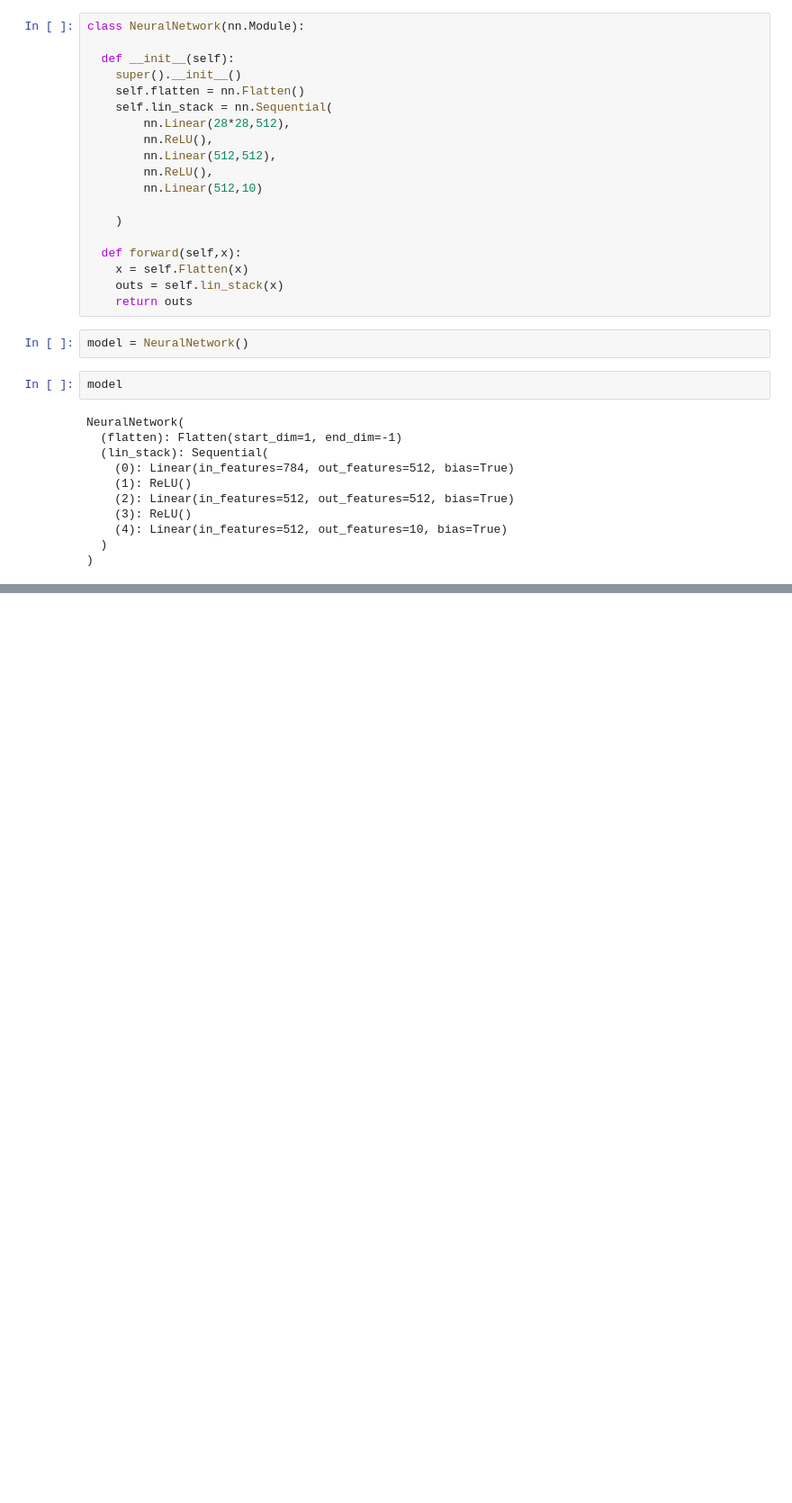
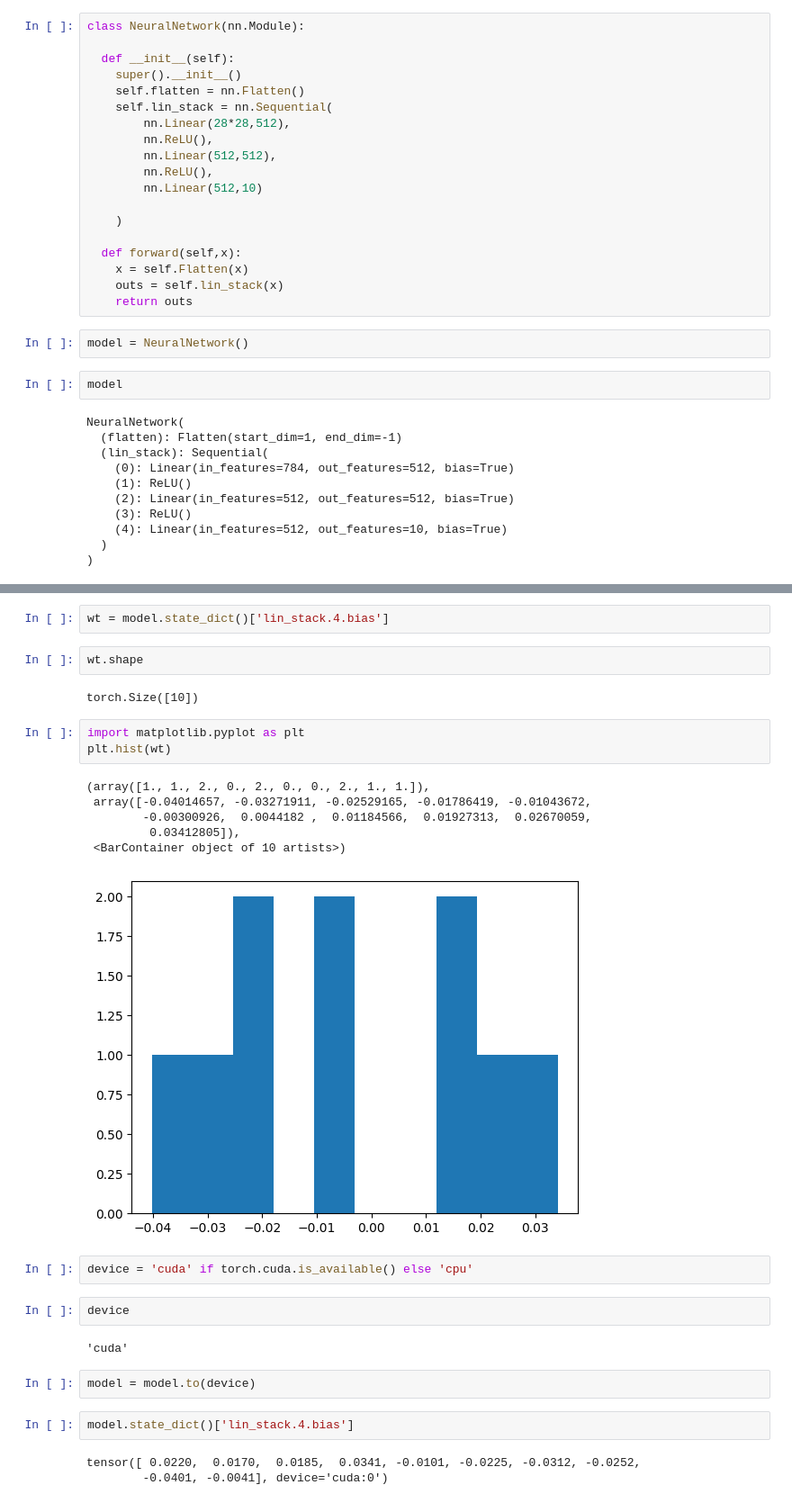
Before and after one commit to RafsanJany-44/Learn_The_Depth, a Jupyter notebook: python-torch-light-1.ipynb, the cells around one changed output, grey strips where cells are left out. Shown at 90% size. Saved outputs shown, nothing was run; the diff lists cells and outputs as text; blank space fills up the shorter version.

```diff
--- a/python-torch-light-1.ipynb
+++ b/python-torch-light-1.ipynb
@@ -267,0 +292,29 @@ NeuralNetwork(
+# %%
+wt = model.state_dict()['lin_stack.4.bias']
+# %%
+wt.shape
+# %% [output]
+torch.Size([10])
+# %%
+import matplotlib.pyplot as plt
+plt.hist(wt)
+# %% [output]
+(array([1., 1., 2., 0., 2., 0., 0., 2., 1., 1.]),
+ array([-0.04014657, -0.03271911, -0.02529165, -0.01786419, -0.01043672,
+        -0.00300926,  0.0044182 ,  0.01184566,  0.01927313,  0.02670059,
+         0.03412805]),
+ <BarContainer object of 10 artists>)
+[figure, added]
+# %%
+device = 'cuda' if torch.cuda.is_available() else 'cpu'
+# %%
+device
+# %% [output]
+'cuda'
+# %%
+model = model.to(device)
+# %%
+model.state_dict()['lin_stack.4.bias']
+# %% [output]
+tensor([ 0.0220,  0.0170,  0.0185,  0.0341, -0.0101, -0.0225, -0.0312, -0.0252,
+        -0.0401, -0.0041], device='cuda:0')
```
Also changed, not shown: parts of 7 cells of this notebook.
